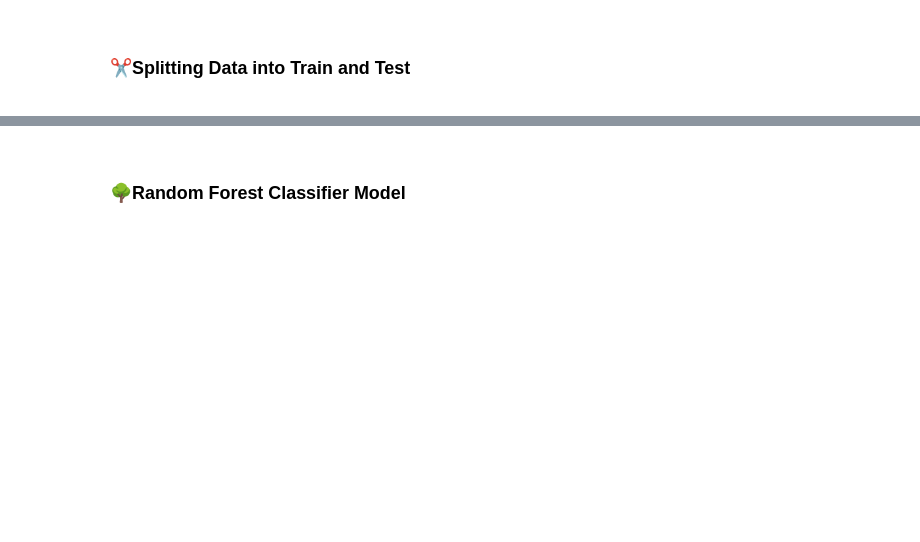
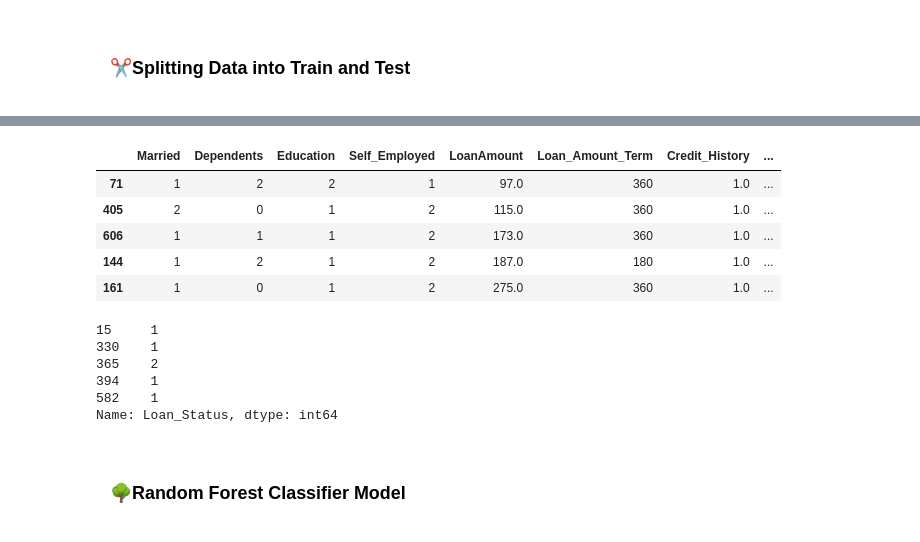
Before and after one commit to ksericpro/homeloanaproval-streamlit, a Jupyter notebook: training/Home_Loan_Approval_Prediction.ipynb, the cells around one changed output, grey strips where cells are left out. Drawn from its saved outputs; the diff is of its cells as text; code cells hidden in the pictures; blank space fills up the shorter version.

```diff
--- a/training/Home_Loan_Approval_Prediction.ipynb
+++ b/training/Home_Loan_Approval_Prediction.ipynb
@@ -581,3 +592,21 @@ X_train,X_test,y_train,y_test = train_test_split(X,y,test_size=0.2)
+# %%
+X_test.head()
+# %% [output]
+|  | Married | Dependents | Education | Self_Employed | LoanAmount | Loan_Amount_Term | Credit_History | ... |
+| 71 | 1 | 2 | 2 | 1 | 97.0 | 360 | 1.0 | ... |
+| 405 | 2 | 0 | 1 | 2 | 115.0 | 360 | 1.0 | ... |
+| 606 | 1 | 1 | 1 | 2 | 173.0 | 360 | 1.0 | ... |
+| 144 | 1 | 2 | 1 | 2 | 187.0 | 180 | 1.0 | ... |
+| 161 | 1 | 0 | 1 | 2 | 275.0 | 360 | 1.0 | ... |
+# %%
+y_train.head()
+# %% [output]
+15     1
+330    1
+365    2
+394    1
+582    1
+Name: Loan_Status, dtype: int64
 # %% [markdown]
 <a id="5.3"></a>
 ### <div style="text-align: left; background-color: #ffffff;  color: black; border:black; border-width:1.5px; border-style:solid; font-family: Times New Roman; padding: 14px; line-height: 0.5;"> 🌳Random Forest Classifier Model</div>
```
Also changed, not shown: parts of 3 cells of this notebook, 1 other file.
